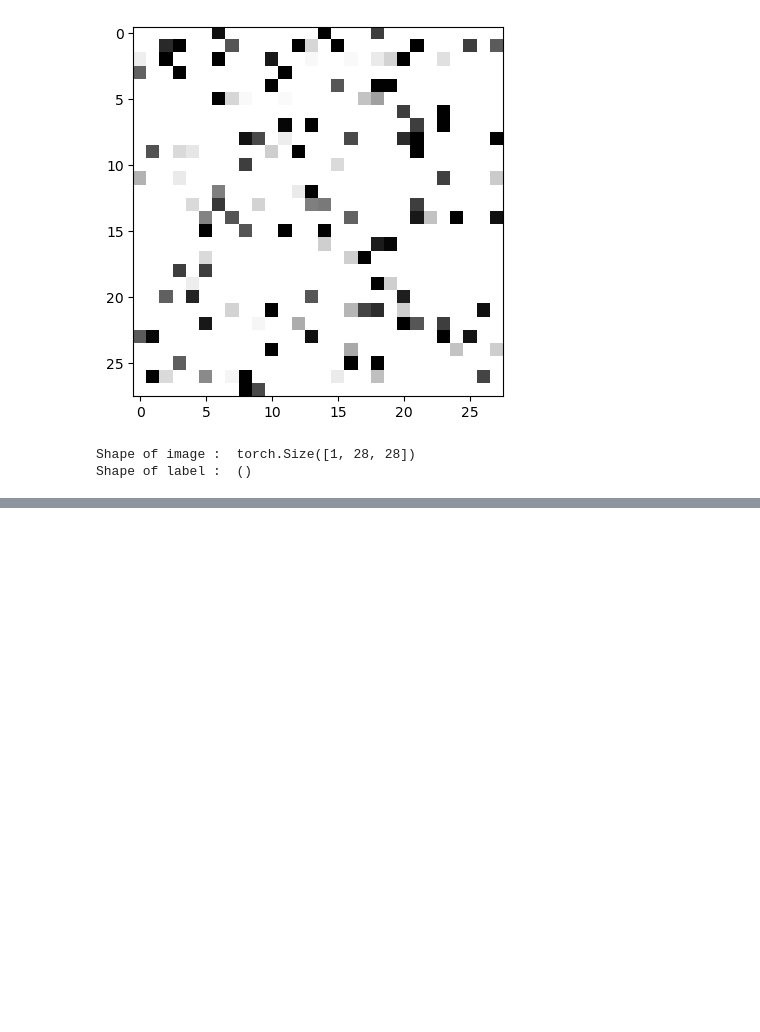
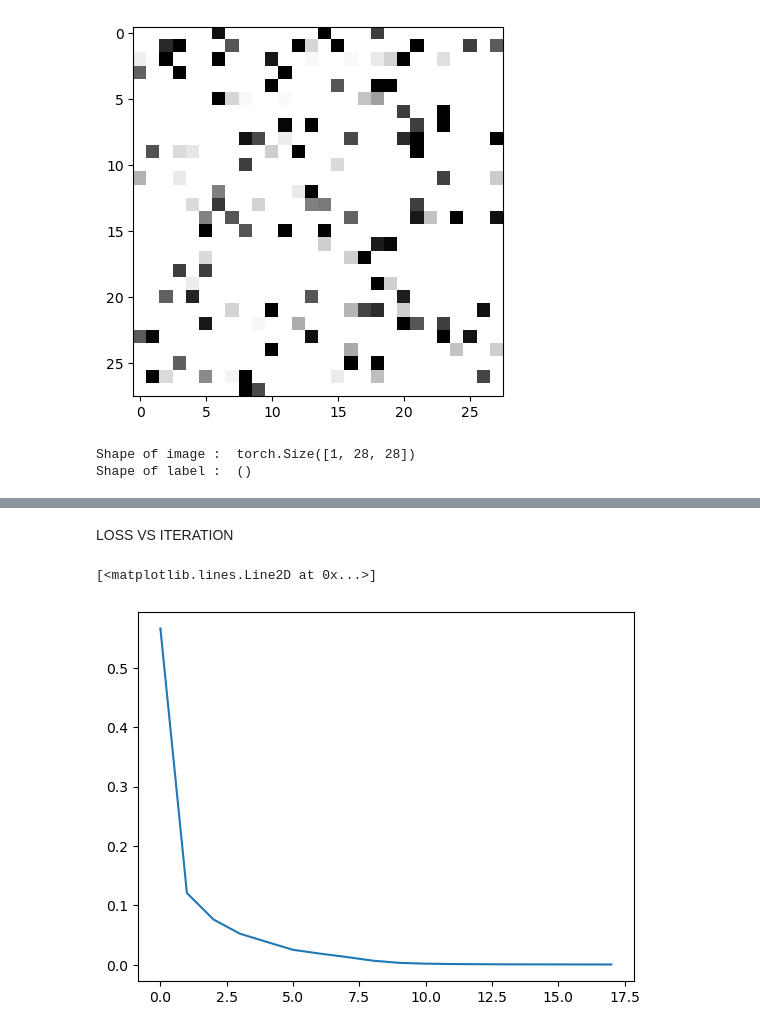
Before and after one commit to Y0shicon/GDSC-Task, a Jupyter notebook: Task 3/main.ipynb, the cells around one changed output, grey strips where cells are left out. Drawn from its saved outputs; the diff is of its cells as text; code cells hidden in the pictures; blank space fills up the shorter version.

```diff
--- a/Task 3/main.ipynb
+++ b/Task 3/main.ipynb
@@ -102,18 +102,21 @@ optimize = tch.optim.SGD(model.parameters(), lr=0.001, momentum=0.9)
 # %%
 time_start = time()
 epochs = 18
+loss_arr = np.array([])
 for num in range(epochs):
-     run=0
-     for images, labels in train_loader:
-         images = images.view(images.shape[0], -1).to(dtype=tch.float32)  # Ensure the data type is consistent
-         optimize.zero_grad()
-         output = model(images)
-         loss = lossfn(output, labels)
-         loss.backward()
-         optimize.step()
-         run += loss.item()
-     else:
-         print("Epoch Number : {} = Loss : {}".format(num, run/len(train_loader)))
-Elapsed=(time()-time_start)/60
-print("\nTraining Time (in minutes) : ",Elapsed)
+    run = 0
+    for images, labels in train_loader:
+        # Ensure the data type is consistent
+        images = images.view(images.shape[0], -1).to(dtype=tch.float32)
+        optimize.zero_grad()
+        output = model(images)
+        loss = lossfn(output, labels)
+        loss.backward()
+        optimize.step()
+        run += loss.item()
+    else:
+        print("Epoch Number : {} = Loss : {}".format(num, run/len(train_loader)))
+        loss_arr = np.append(loss_arr, run/len(train_loader))
+Elapsed = (time()-time_start)/60
+print("\nTraining Time (in minutes) : ", Elapsed)
 # %% [output]
@@ -196,0 +219,8 @@ ValueError: Type must be a sub-type of ndarray type
+# %% [markdown]
+LOSS VS ITERATION
+# %%
+# Loss vs Epochs
+plt.plot(loss_arr)
+# %% [output]
+[<matplotlib.lines.Line2D at 0x...>]
+[figure, added]
```
Also changed, not shown: parts of 5 cells of this notebook.
